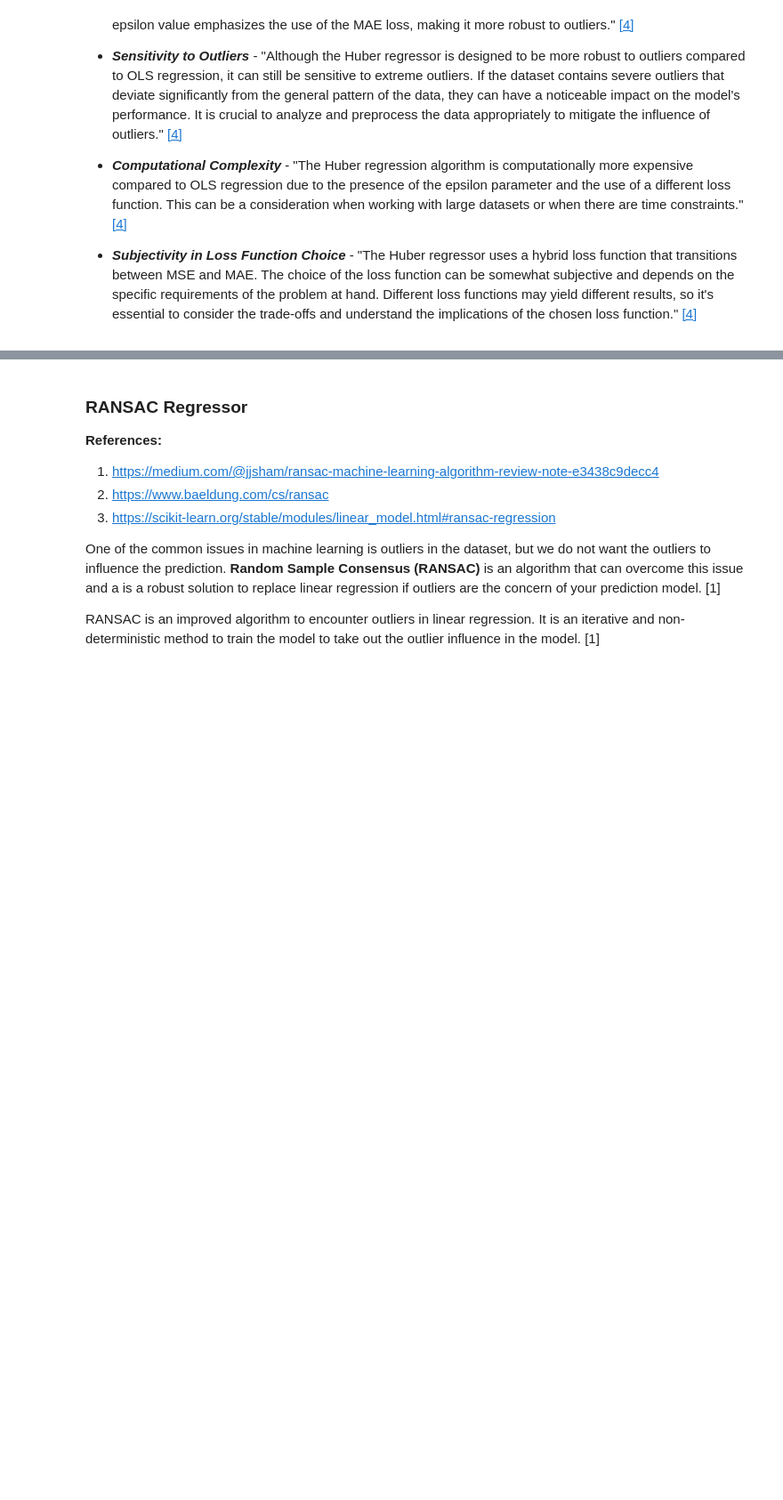
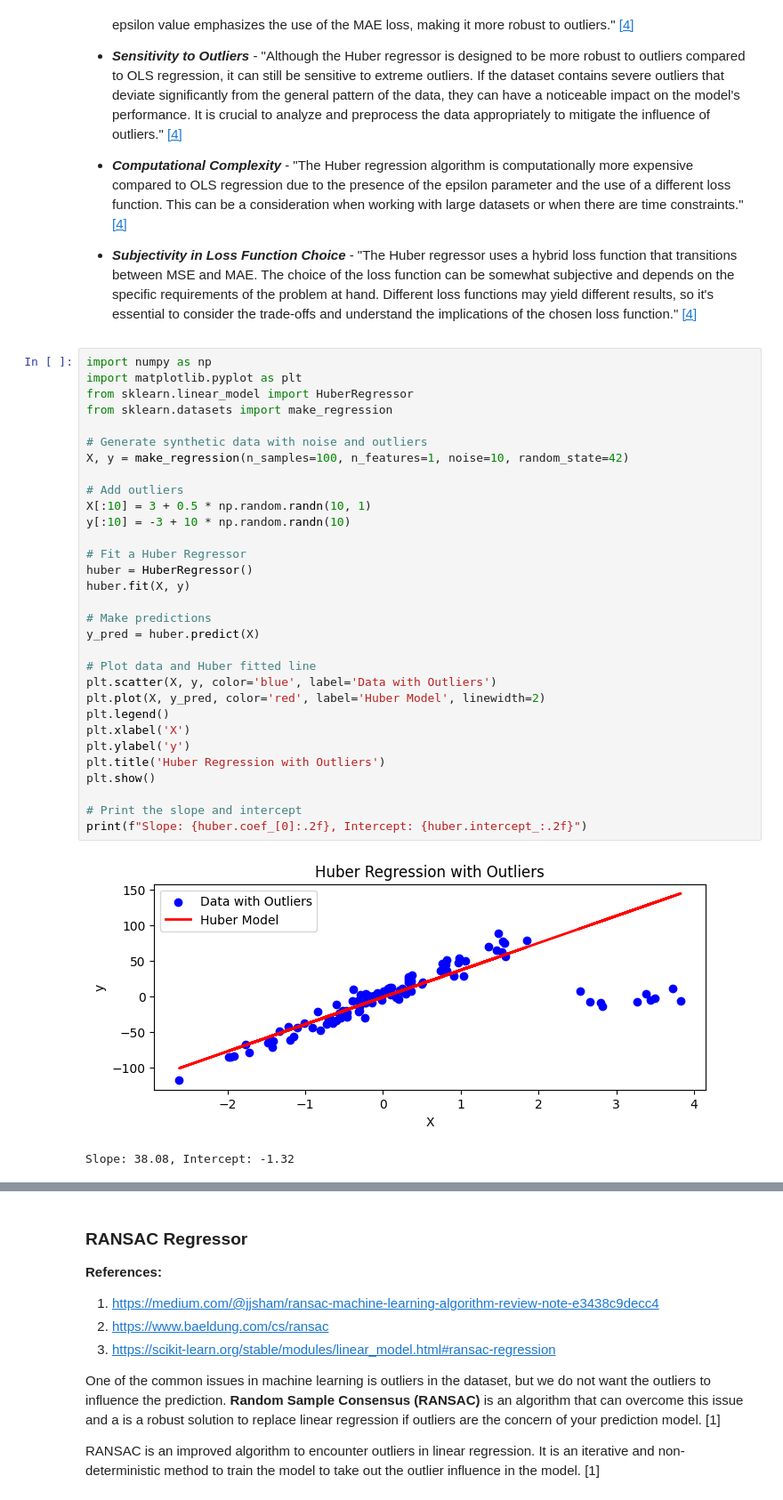
Before and after one commit to wsonguga/SensorAI, a Jupyter notebook: tutorials/tutorial_regression.ipynb, the cells around one changed output, grey strips where cells are left out. Shown at 89% size. Cells and saved outputs as stored; diff of their text form; blank space fills up the shorter version.

```diff
--- a/tutorials/tutorial_regression.ipynb
+++ b/tutorials/tutorial_regression.ipynb
@@ -1317,6 +1320,40 @@ u^2 & if\text{ }|u|≤M \\
 *   ***Computational Complexity*** - "The Huber regression algorithm is computationally more expensive compared to OLS regression due to the presence of the epsilon parameter and the use of a different loss function. This can be a consideration when working with large datasets or when there are time constraints." <a href="https://ogre51.medium.com/a-comprehensive-guide-to-huber-regression-balancing-efficiency-and-robustness-for-reliable-d65f122f317f">[4]</a>
 
 *   ***Subjectivity in Loss Function Choice*** - "The Huber regressor uses a hybrid loss function that transitions between MSE and MAE. The choice of the loss function can be somewhat subjective and depends on the specific requirements of the problem at hand. Different loss functions may yield different results, so it's essential to consider the trade-offs and understand the implications of the chosen loss function." <a href="https://ogre51.medium.com/a-comprehensive-guide-to-huber-regression-balancing-efficiency-and-robustness-for-reliable-d65f122f317f">[4]</a>
+# %%
+import numpy as np
+import matplotlib.pyplot as plt
+from sklearn.linear_model import HuberRegressor
+from sklearn.datasets import make_regression
+
+# Generate synthetic data with noise and outliers
+X, y = make_regression(n_samples=100, n_features=1, noise=10, random_state=42)
+
+# Add outliers
+X[:10] = 3 + 0.5 * np.random.randn(10, 1)
+y[:10] = -3 + 10 * np.random.randn(10)
+
+# Fit a Huber Regressor
+huber = HuberRegressor()
+huber.fit(X, y)
+
+# Make predictions
+y_pred = huber.predict(X)
+
+# Plot data and Huber fitted line
+plt.scatter(X, y, color='blue', label='Data with Outliers')
+plt.plot(X, y_pred, color='red', label='Huber Model', linewidth=2)
+plt.legend()
+plt.xlabel('X')
+plt.ylabel('y')
+plt.title('Huber Regression with Outliers')
+plt.show()
+
+# Print the slope and intercept
+print(f"Slope: {huber.coef_[0]:.2f}, Intercept: {huber.intercept_:.2f}")
+# %% [output]
+[figure, added]
+Slope: 38.08, Intercept: -1.32
 # %%
 # GET TIME SERIES DATASET & PRINT SAMPLE DATA
 import numpy as np
```
Also changed, not shown: parts of 33 cells of this notebook.
